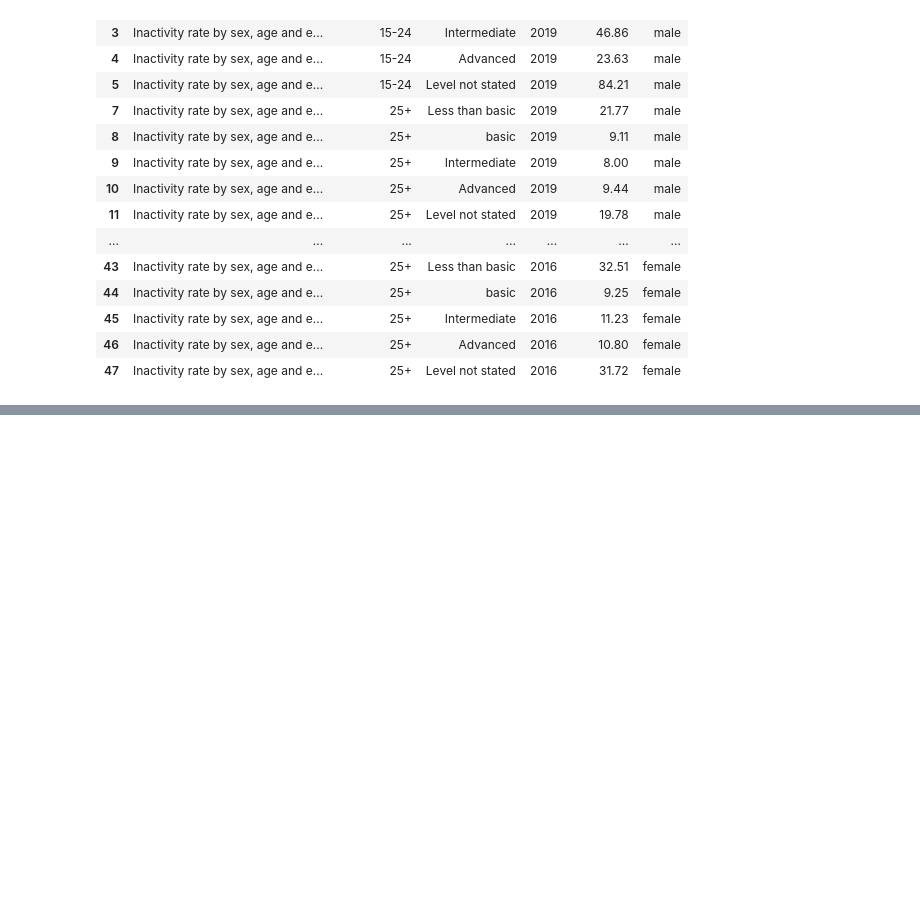
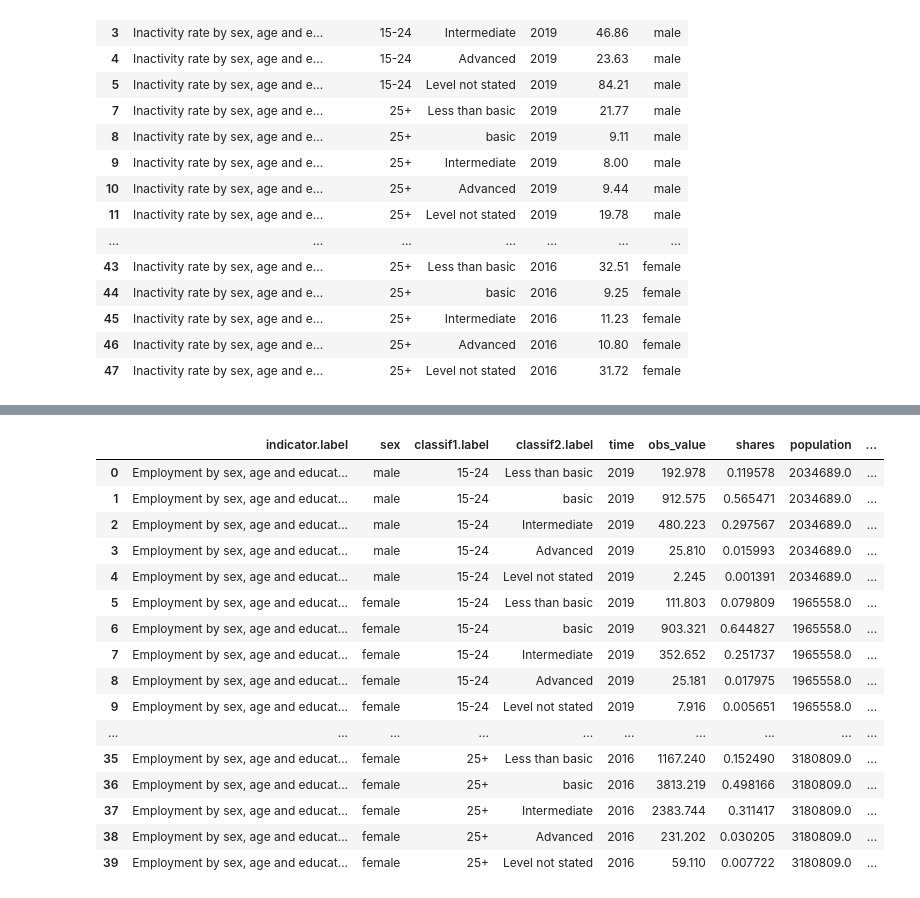
Before and after one commit to Lorraine254/Employment-index, a Jupyter notebook: Hackathon.ipynb, the cells around one changed output, grey strips where cells are left out. Cells and saved outputs as stored; diff of their text form; code cells hidden in the pictures; blank space fills up the shorter version.

```diff
--- a/Hackathon.ipynb
+++ b/Hackathon.ipynb
@@ -954,0 +1374,7 @@ inactive_age_sex_age_edu
+# %%
+ #split the data based on the age ( 15-24, 25+)
+age_column = "classif1.label"
+
+# Initial Data Splitting
+emp_15_24 = employment_sex_age_edu [employment_sex_age_edu [age_column] == "15-24"]
+emp_25_plus = employment_sex_age_edu [employment_sex_age_edu [age_column] == "25+"]
@@ -954,0 +1550,6 @@ inactive_age_sex_age_edu
+# %%
+# filetring based on the available  15-24
+target_years = [2019, 2016]
+emp_result_df = emp_result_df[emp_result_df['time'].isin(target_years)]
+emp_result_df = emp_result_df[emp_result_df['classif2.label'] != 'Total']
+emp_result_df
@@ -954,0 +1574,6 @@ inactive_age_sex_age_edu
+# %%
+
+target_years = [2019, 2016]
+emp_result_df_25_plus = emp_result_df_25_plus[emp_result_df_25_plus['time'].isin(target_years)]
+emp_result_df_25_plus = emp_result_df_25_plus[emp_result_df_25_plus['classif2.label'] != 'Total']
+emp_result_df_25_plus
@@ -954,0 +1598,28 @@ inactive_age_sex_age_edu
+# %%
+# Merge DataFrames based on common_column
+emp_edu_data = pd.concat([emp_result_df, emp_result_df_25_plus], axis=0,ignore_index=True)
+# %%
+# population
+emp_edu_data['population']=[2.034689e+06,2.034689e+06,2.034689e+06,2.034689e+06,2.034689e+06,1.965558e+06,1.965558e+06,1.965558e+06,1.965558e+06,1.965558e+06,2.150196e+06,2.150196e+06,2.150196e+06,2.150196e+06,2.150196e+06,2.005947e+06,2.005947e+06,2.005947e+06,2.005947e+06,2.005947e+06,3.568065e+06,3.568065e+06,3.568065e+06,3.568065e+06,3.568065e+06,3.370769e+06,3.370769e+06,3.370769e+06,3.370769e+06,3.370769e+06,3.452499e+06,3.452499e+06,3.452499e+06,3.452499e+06,3.452499e+06,3.180809e+06,3.180809e+06,3.180809e+06,3.180809e+06,3.180809e+06]
+
+## Multiplying the shares and the population
+emp_edu_data['educated_employed_population']= emp_edu_data['shares']*emp_edu_data['population']
+emp_edu_data
+# %% [output]
+|  | indicator.label | sex | classif1.label | classif2.label | time | obs_value | shares | population | ... |
+| 0 | Employment by sex, age and educat... | male | 15-24 | Less than basic | 2019 | 192.978 | 0.119578 | 2034689.0 | ... |
+| 1 | Employment by sex, age and educat... | male | 15-24 | basic | 2019 | 912.575 | 0.565471 | 2034689.0 | ... |
+| 2 | Employment by sex, age and educat... | male | 15-24 | Intermediate | 2019 | 480.223 | 0.297567 | 2034689.0 | ... |
+| 3 | Employment by sex, age and educat... | male | 15-24 | Advanced | 2019 | 25.810 | 0.015993 | 2034689.0 | ... |
+| 4 | Employment by sex, age and educat... | male | 15-24 | Level not stated | 2019 | 2.245 | 0.001391 | 2034689.0 | ... |
+| 5 | Employment by sex, age and educat... | female | 15-24 | Less than basic | 2019 | 111.803 | 0.079809 | 1965558.0 | ... |
+| 6 | Employment by sex, age and educat... | female | 15-24 | basic | 2019 | 903.321 | 0.644827 | 1965558.0 | ... |
+| 7 | Employment by sex, age and educat... | female | 15-24 | Intermediate | 2019 | 352.652 | 0.251737 | 1965558.0 | ... |
+| 8 | Employment by sex, age and educat... | female | 15-24 | Advanced | 2019 | 25.181 | 0.017975 | 1965558.0 | ... |
+| 9 | Employment by sex, age and educat... | female | 15-24 | Level not stated | 2019 | 7.916 | 0.005651 | 1965558.0 | ... |
+| ... | ... | ... | ... | ... | ... | ... | ... | ... | ... |
+| 35 | Employment by sex, age and educat... | female | 25+ | Less than basic | 2016 | 1167.240 | 0.152490 | 3180809.0 | ... |
+| 36 | Employment by sex, age and educat... | female | 25+ | basic | 2016 | 3813.219 | 0.498166 | 3180809.0 | ... |
+| 37 | Employment by sex, age and educat... | female | 25+ | Intermediate | 2016 | 2383.744 | 0.311417 | 3180809.0 | ... |
+| 38 | Employment by sex, age and educat... | female | 25+ | Advanced | 2016 | 231.202 | 0.030205 | 3180809.0 | ... |
+| 39 | Employment by sex, age and educat... | female | 25+ | Level not stated | 2016 | 59.110 | 0.007722 | 3180809.0 | ... |
```
Also changed, not shown: parts of 26 cells of this notebook.
